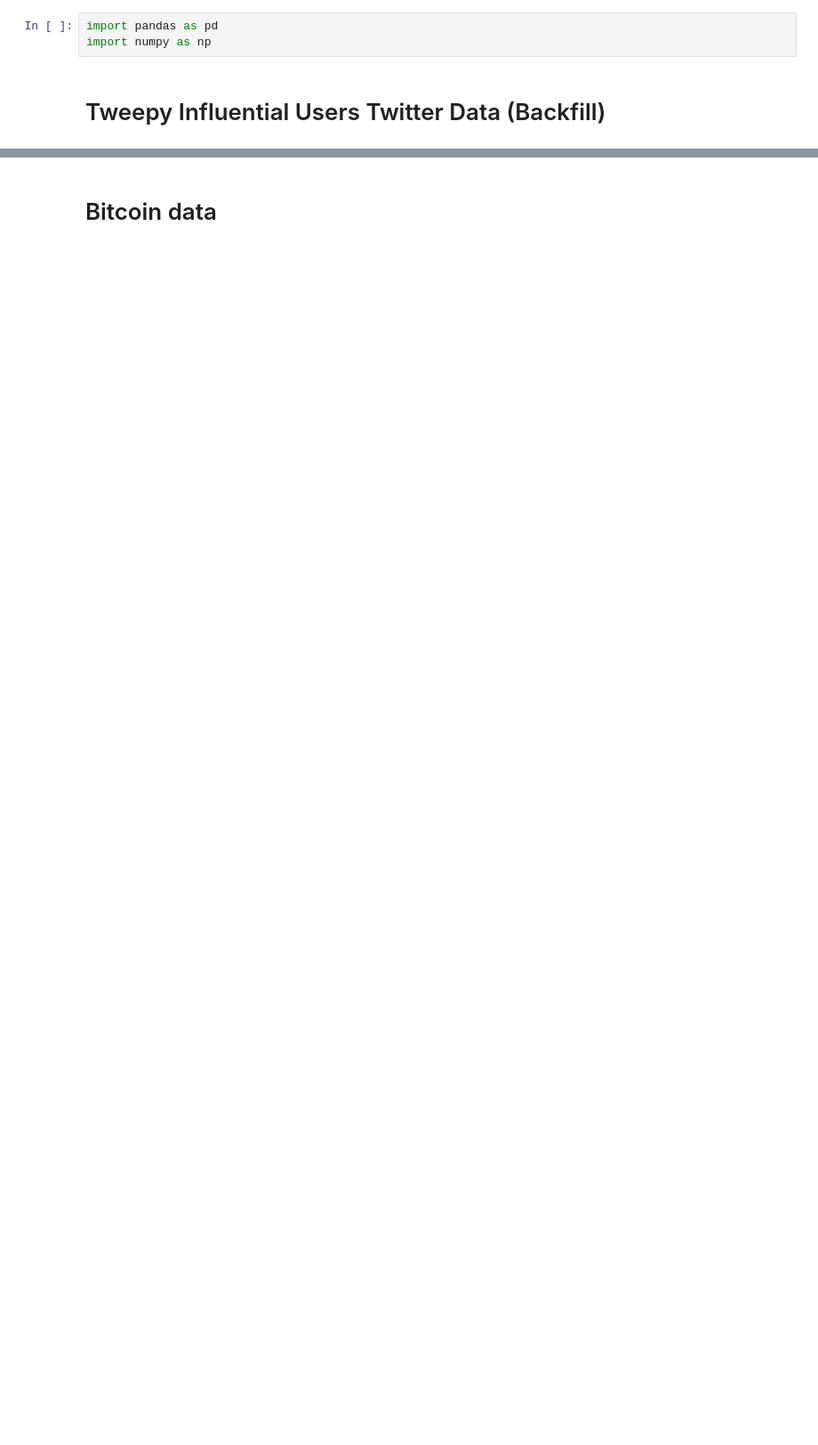
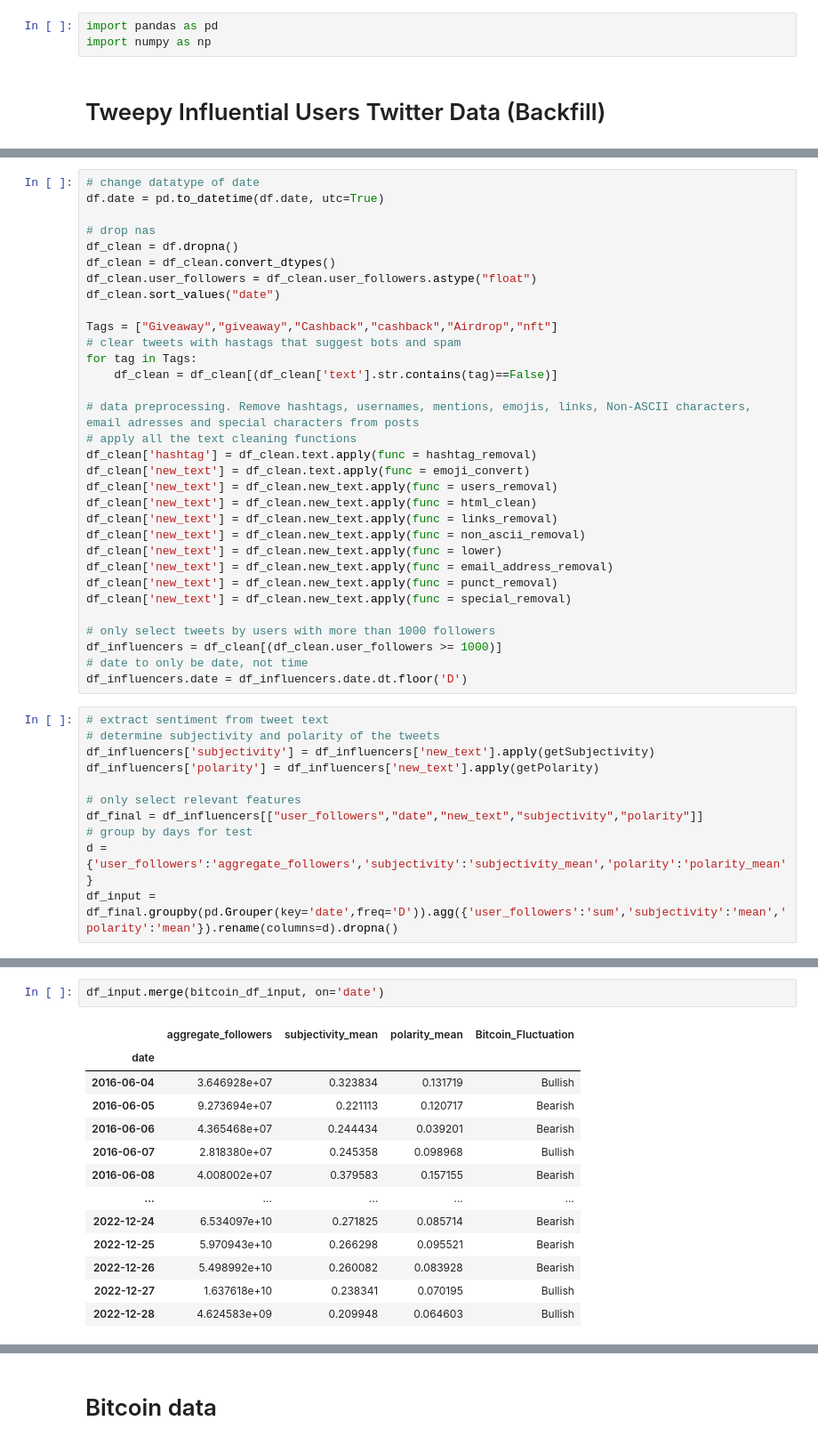
Before and after one commit to daniel-rdt/twitter_bitcoin_sentiment_ml, a Jupyter notebook: testing/tweets_preprocess.ipynb, the cells around one changed output, grey strips where cells are left out. Shown: that part at 89% size. Cells and saved outputs as stored; diff of their text form; blank space fills up the shorter version.

```diff
--- a/testing/tweets_preprocess.ipynb
+++ b/testing/tweets_preprocess.ipynb
@@ -43,0 +105,43 @@ users_df
+# %%
+# change datatype of date
+df.date = pd.to_datetime(df.date, utc=True)
+
+# drop nas
+df_clean = df.dropna()
+df_clean = df_clean.convert_dtypes()
+df_clean.user_followers = df_clean.user_followers.astype("float")
+df_clean.sort_values("date")
+
+Tags = ["Giveaway","giveaway","Cashback","cashback","Airdrop","nft"]
+# clear tweets with hastags that suggest bots and spam
+for tag in Tags:
+    df_clean = df_clean[(df_clean['text'].str.contains(tag)==False)]
+
+# data preprocessing. Remove hashtags, usernames, mentions, emojis, links, Non-ASCII characters, email adresses and special characters from posts
+# apply all the text cleaning functions
+df_clean['hashtag'] = df_clean.text.apply(func = hashtag_removal)
+df_clean['new_text'] = df_clean.text.apply(func = emoji_convert)
+df_clean['new_text'] = df_clean.new_text.apply(func = users_removal)
+df_clean['new_text'] = df_clean.new_text.apply(func = html_clean)
+df_clean['new_text'] = df_clean.new_text.apply(func = links_removal)
+df_clean['new_text'] = df_clean.new_text.apply(func = non_ascii_removal)
+df_clean['new_text'] = df_clean.new_text.apply(func = lower)
+df_clean['new_text'] = df_clean.new_text.apply(func = email_address_removal)
+df_clean['new_text'] = df_clean.new_text.apply(func = punct_removal)
+df_clean['new_text'] = df_clean.new_text.apply(func = special_removal)
+
+# only select tweets by users with more than 1000 followers
+df_influencers = df_clean[(df_clean.user_followers >= 1000)]
+# date to only be date, not time
+df_influencers.date = df_influencers.date.dt.floor('D')
+# %%
+# extract sentiment from tweet text
+# determine subjectivity and polarity of the tweets
+df_influencers['subjectivity'] = df_influencers['new_text'].apply(getSubjectivity)
+df_influencers['polarity'] = df_influencers['new_text'].apply(getPolarity)
+
+# only select relevant features
+df_final = df_influencers[["user_followers","date","new_text","subjectivity","polarity"]]
+# group by days for test
+d = {'user_followers':'aggregate_followers','subjectivity':'subjectivity_mean','polarity':'polarity_mean'}
+df_input = df_final.groupby(pd.Grouper(key='date',freq='D')).agg({'user_followers':'sum','subjectivity':'mean','polarity':'mean'}).rename(columns=d).dropna()
@@ -43,0 +182,16 @@ users_df
+# %%
+df_input.merge(bitcoin_df_input, on='date')
+# %% [output]
+|  | aggregate_followers | subjectivity_mean | polarity_mean | Bitcoin_Fluctuation |
+| date |  |  |  |  |
+| 2016-06-04 | 3.646928e+07 | 0.323834 | 0.131719 | Bullish |
+| 2016-06-05 | 9.273694e+07 | 0.221113 | 0.120717 | Bearish |
+| 2016-06-06 | 4.365468e+07 | 0.244434 | 0.039201 | Bearish |
+| 2016-06-07 | 2.818380e+07 | 0.245358 | 0.098968 | Bullish |
+| 2016-06-08 | 4.008002e+07 | 0.379583 | 0.157155 | Bearish |
+| ... | ... | ... | ... | ... |
+| 2022-12-24 | 6.534097e+10 | 0.271825 | 0.085714 | Bearish |
+| 2022-12-25 | 5.970943e+10 | 0.266298 | 0.095521 | Bearish |
+| 2022-12-26 | 5.498992e+10 | 0.260082 | 0.083928 | Bearish |
+| 2022-12-27 | 1.637618e+10 | 0.238341 | 0.070195 | Bullish |
+| 2022-12-28 | 4.624583e+09 | 0.209948 | 0.064603 | Bullish |
```
Also changed, not shown: parts of 18 cells of this notebook, 1 other file.
